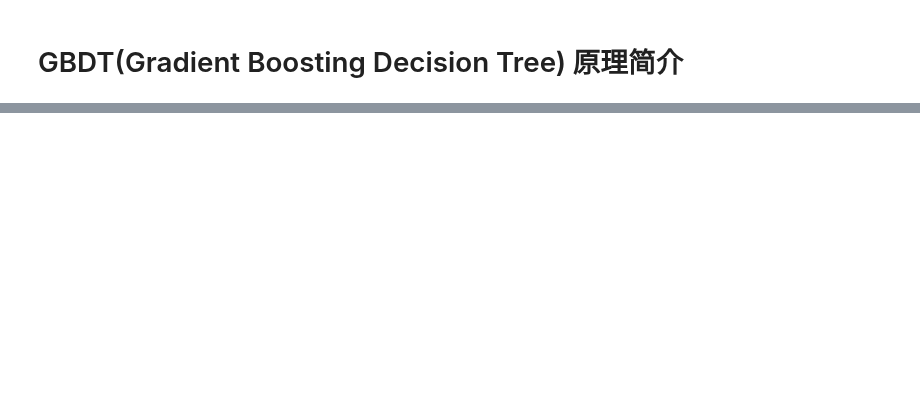
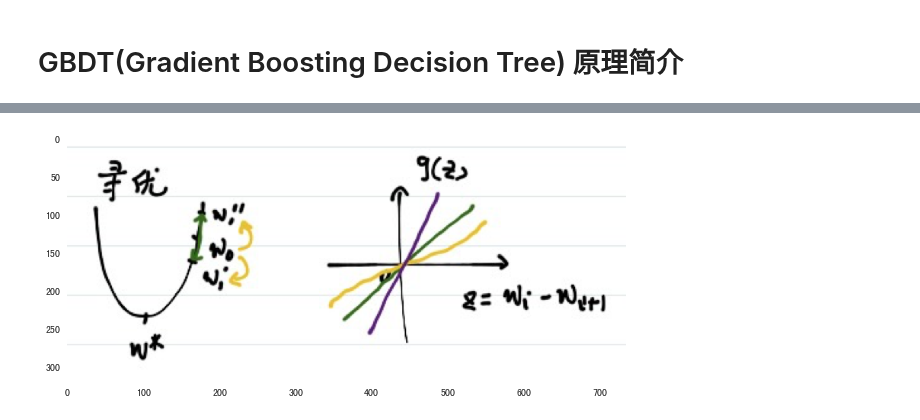
Before and after one commit to facaiy/book_notes, a Jupyter notebook: machine_learning/tree/gbdt/intro.ipynb, the cells around one changed output, grey strips where cells are left out. Cells and saved outputs as stored; diff of their text form; code cells hidden in the pictures; blank space fills up the shorter version.

```diff
--- a/machine_learning/tree/gbdt/intro.ipynb
+++ b/machine_learning/tree/gbdt/intro.ipynb
@@ -50,0 +85,4 @@ ref:
+# %%
+show_image("./res/incr_opt.png", figsize=(10,5))
+# %% [output]
+[figure, added]
```
Also changed, not shown: parts of 16 cells of this notebook, 5 other files.
